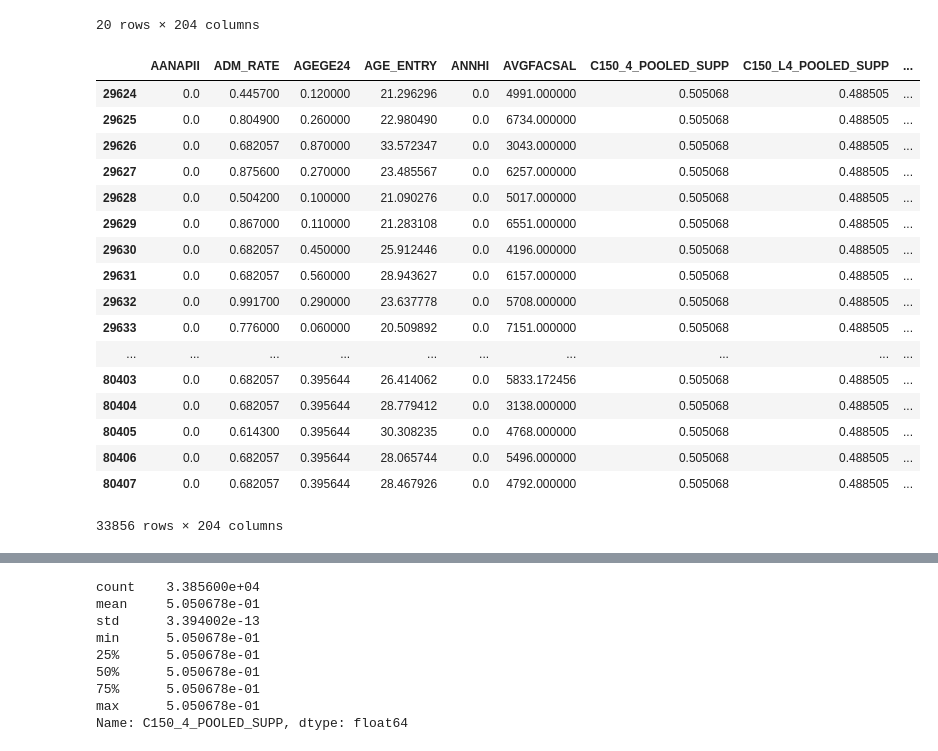
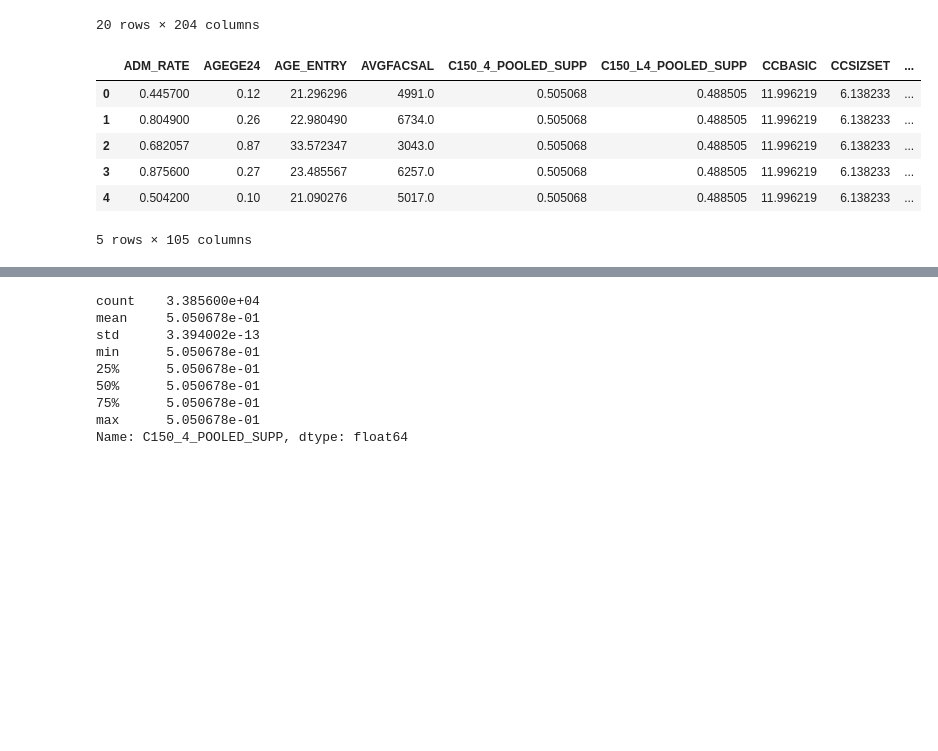
Before and after one commit to jeswan/post-secondary-education, a Jupyter notebook: khas_engineering.ipynb, the cells around one changed output, grey strips where cells are left out. Saved outputs shown, nothing was run; the diff lists cells and outputs as text; code cells hidden in the pictures; blank space fills up the shorter version.

```diff
--- a/khas_engineering.ipynb
+++ b/khas_engineering.ipynb
@@ -41,27 +41,6 @@ df.head(20)
 | 29642 | 0.0 | 0.682057 | 0.47 | 26.319912 | 0.0 | 4632.0 | 0.505068 | 0.488505 | ... |
 | 29643 | 0.0 | 0.682057 | 0.44 | 26.483038 | 0.0 | 4464.0 | 0.505068 | 0.488505 | ... |
 20 rows × 204 columns
-# %%
-df
-# %% [output]
-|  | AANAPII | ADM_RATE | AGEGE24 | AGE_ENTRY | ANNHI | AVGFACSAL | C150_4_POOLED_SUPP | C150_L4_POOLED_SUPP | ... |
-| 29624 | 0.0 | 0.445700 | 0.120000 | 21.296296 | 0.0 | 4991.000000 | 0.505068 | 0.488505 | ... |
-| 29625 | 0.0 | 0.804900 | 0.260000 | 22.980490 | 0.0 | 6734.000000 | 0.505068 | 0.488505 | ... |
-| 29626 | 0.0 | 0.682057 | 0.870000 | 33.572347 | 0.0 | 3043.000000 | 0.505068 | 0.488505 | ... |
-| 29627 | 0.0 | 0.875600 | 0.270000 | 23.485567 | 0.0 | 6257.000000 | 0.505068 | 0.488505 | ... |
-| 29628 | 0.0 | 0.504200 | 0.100000 | 21.090276 | 0.0 | 5017.000000 | 0.505068 | 0.488505 | ... |
-| 29629 | 0.0 | 0.867000 | 0.110000 | 21.283108 | 0.0 | 6551.000000 | 0.505068 | 0.488505 | ... |
-| 29630 | 0.0 | 0.682057 | 0.450000 | 25.912446 | 0.0 | 4196.000000 | 0.505068 | 0.488505 | ... |
-| 29631 | 0.0 | 0.682057 | 0.560000 | 28.943627 | 0.0 | 6157.000000 | 0.505068 | 0.488505 | ... |
-| 29632 | 0.0 | 0.991700 | 0.290000 | 23.637778 | 0.0 | 5708.000000 | 0.505068 | 0.488505 | ... |
-| 29633 | 0.0 | 0.776000 | 0.060000 | 20.509892 | 0.0 | 7151.000000 | 0.505068 | 0.488505 | ... |
-| ... | ... | ... | ... | ... | ... | ... | ... | ... | ... |
-| 80403 | 0.0 | 0.682057 | 0.395644 | 26.414062 | 0.0 | 5833.172456 | 0.505068 | 0.488505 | ... |
-| 80404 | 0.0 | 0.682057 | 0.395644 | 28.779412 | 0.0 | 3138.000000 | 0.505068 | 0.488505 | ... |
-| 80405 | 0.0 | 0.614300 | 0.395644 | 30.308235 | 0.0 | 4768.000000 | 0.505068 | 0.488505 | ... |
-| 80406 | 0.0 | 0.682057 | 0.395644 | 28.065744 | 0.0 | 5496.000000 | 0.505068 | 0.488505 | ... |
-| 80407 | 0.0 | 0.682057 | 0.395644 | 28.467926 | 0.0 | 4792.000000 | 0.505068 | 0.488505 | ... |
-33856 rows × 204 columns
 # %%
 list_of_buckets = ['DEG_SCIMATH',
                    'DEG_TENG',
@@ -83,0 +66,10 @@ df_bin.reset_index(inplace = True)
+# %%
+df_scale.head()
+# %% [output]
+|  | ADM_RATE | AGEGE24 | AGE_ENTRY | AVGFACSAL | C150_4_POOLED_SUPP | C150_L4_POOLED_SUPP | CCBASIC | CCSIZSET | ... |
+| 0 | 0.445700 | 0.12 | 21.296296 | 4991.0 | 0.505068 | 0.488505 | 11.996219 | 6.138233 | ... |
+| 1 | 0.804900 | 0.26 | 22.980490 | 6734.0 | 0.505068 | 0.488505 | 11.996219 | 6.138233 | ... |
+| 2 | 0.682057 | 0.87 | 33.572347 | 3043.0 | 0.505068 | 0.488505 | 11.996219 | 6.138233 | ... |
+| 3 | 0.875600 | 0.27 | 23.485567 | 6257.0 | 0.505068 | 0.488505 | 11.996219 | 6.138233 | ... |
+| 4 | 0.504200 | 0.10 | 21.090276 | 5017.0 | 0.505068 | 0.488505 | 11.996219 | 6.138233 | ... |
+5 rows × 105 columns
```
Also changed, not shown: parts of 12 cells of this notebook, 2 other files.
